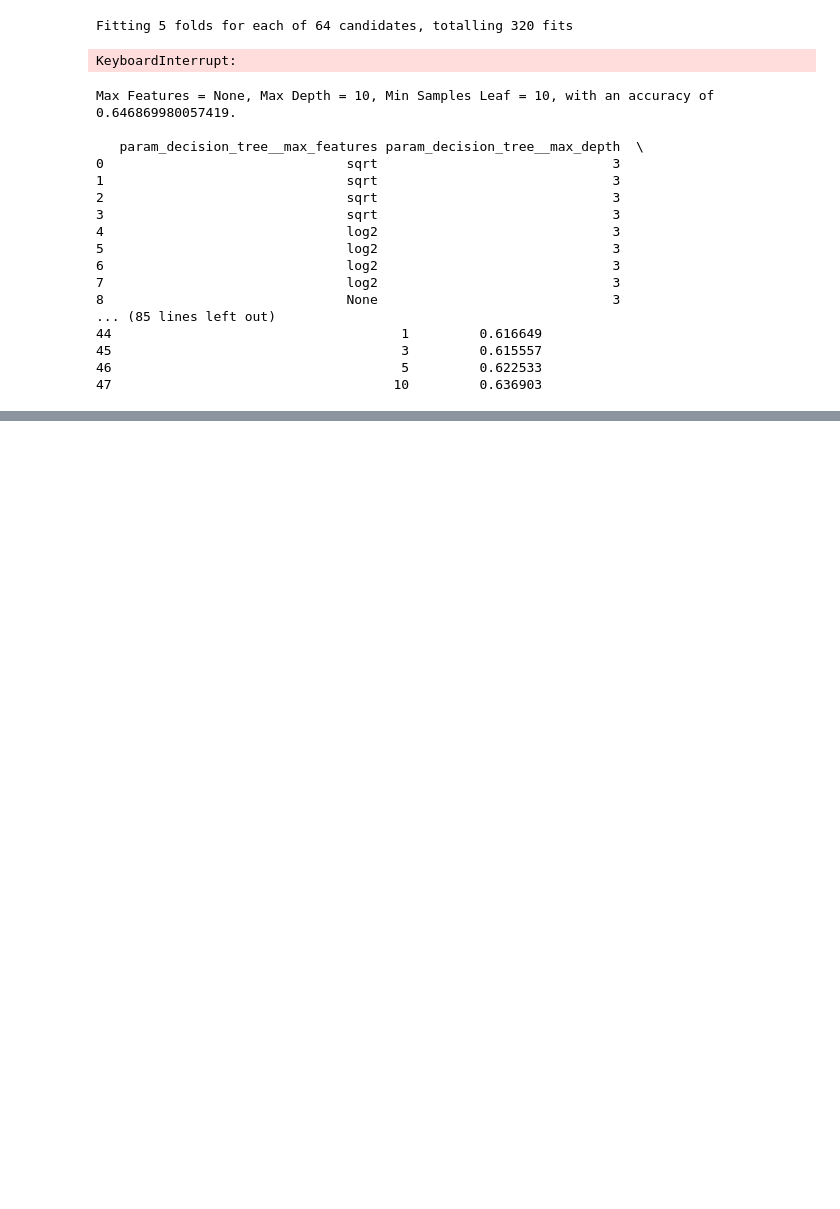
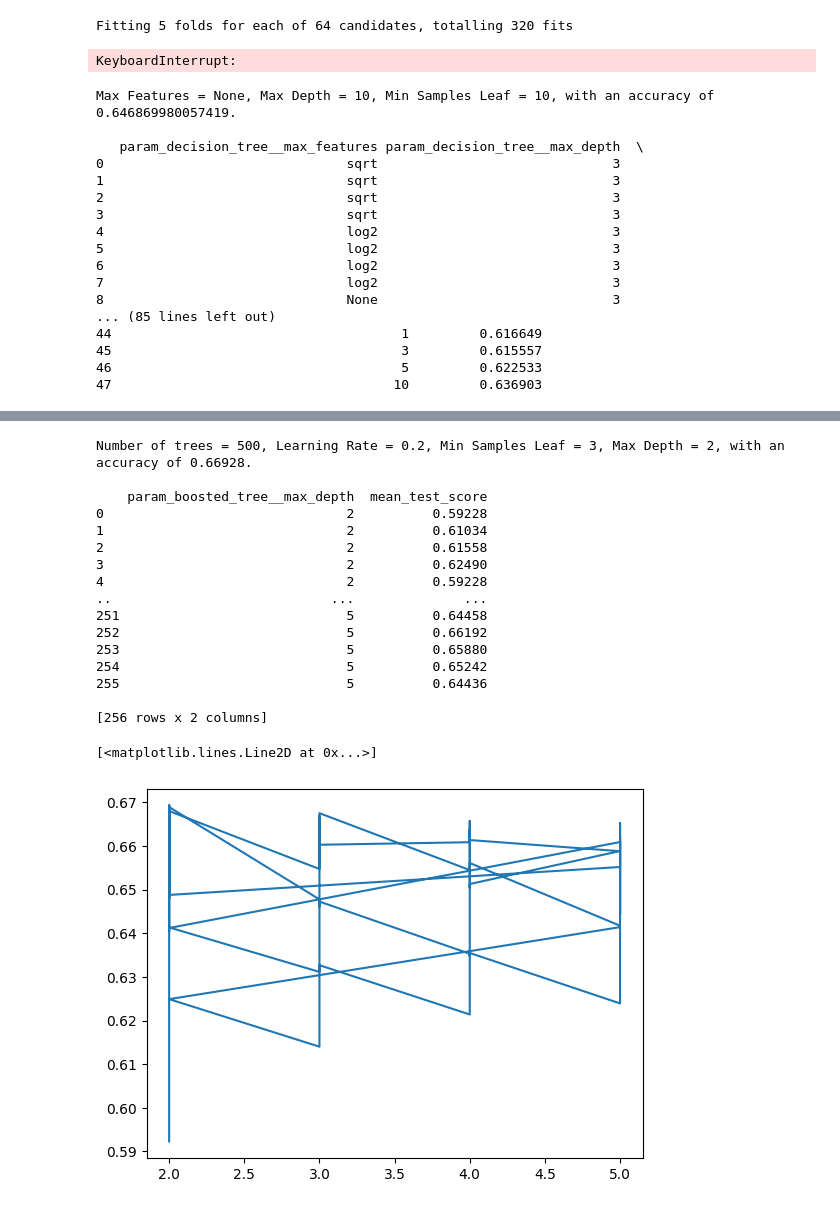
Before and after one commit to enau7/Smash-Ultimate-Set-Prediction, a Jupyter notebook: Prediction/model_fitting.ipynb, the cells around one changed output, grey strips where cells are left out. Drawn from its saved outputs; the diff is of its cells as text; code cells hidden in the pictures; blank space fills up the shorter version.

```diff
--- a/Prediction/model_fitting.ipynb
+++ b/Prediction/model_fitting.ipynb
@@ -342,0 +430,30 @@ Accuracy: 0.6854507297915556
+# %%
+train_sample = game_train.sample(50000, random_state= 49)
+
+X_sample = train_sample.loc[:,game_train.columns != "p1_won"]
+y_sample = train_sample["p1_won"]
+
+gbc_predictors = list(set(game_train.head()).difference({"p1_won","p1_id","p2_id"}))
+
+gbc_pipe = rfc_pipe = Pipeline(steps = [
+            ("predictors", ColumnTransformer([("predictors","passthrough",gbc_predictors)])),
+            ("boosted_tree", ensemble.GradientBoostingClassifier(verbose = 1, n_estimators = 100, random_state = 21))
+            ])
+
+gbc_grid = dict(boosted_tree__n_estimators = [100, 250, 500, 1000],
+                boosted_tree__max_depth = [2, 3, 4, 5],
+                boosted_tree__min_samples_leaf = [1, 3, 5, 10],
+                boosted_tree__learning_rate = [.001, .01, .1, .2]
+                )
+
+game_folded = StratifiedKFold(n_splits=2).split(X_sample,y_sample)
+
+gbc_grid_search = GridSearchCV(estimator = gbc_pipe,
+                               param_grid = gbc_grid,
+                               n_jobs = 4,
+                               cv = game_folded,
+                               scoring = 'accuracy',
+                               error_score = 0,
+                               verbose = 10)
+# %%
+gbc_grid_result = gbc_grid_search.fit(X_sample,y_sample)
@@ -342,0 +478,34 @@ Accuracy: 0.6854507297915556
+# %%
+print("Number of trees = {bestn}, Learning Rate = {bestLR}, Min Samples Leaf = {bestMS}, Max Depth = {bestMD}, with an accuracy of {bestScore}.\n".format(
+
+    bestn = gbc_grid_result.best_params_['boosted_tree__n_estimators'],
+    bestLR = gbc_grid_result.best_params_['boosted_tree__learning_rate'],
+    bestMS = gbc_grid_result.best_params_['boosted_tree__min_samples_leaf'],
+    bestMD = gbc_grid_result.best_params_['boosted_tree__max_depth'],
+    bestScore = gbc_grid_result.best_score_))
+
+res = pd.DataFrame(gbc_grid_result.cv_results_)
+
+print(res[['param_boosted_tree__max_depth',
+           'mean_test_score']])
+
+plt.plot(res['param_boosted_tree__max_depth'], res['mean_test_score'])
+# %% [output]
+Number of trees = 500, Learning Rate = 0.2, Min Samples Leaf = 3, Max Depth = 2, with an accuracy of 0.66928.
+
+    param_boosted_tree__max_depth  mean_test_score
+0                               2          0.59228
+1                               2          0.61034
+2                               2          0.61558
+3                               2          0.62490
+4                               2          0.59228
+..                            ...              ...
+251                             5          0.64458
+252                             5          0.66192
+253                             5          0.65880
+254                             5          0.65242
+255                             5          0.64436
+
+[256 rows x 2 columns]
+[<matplotlib.lines.Line2D at 0x...>]
+[figure, added]
```
Also changed, not shown: parts of 12 cells of this notebook, 22 other files.
